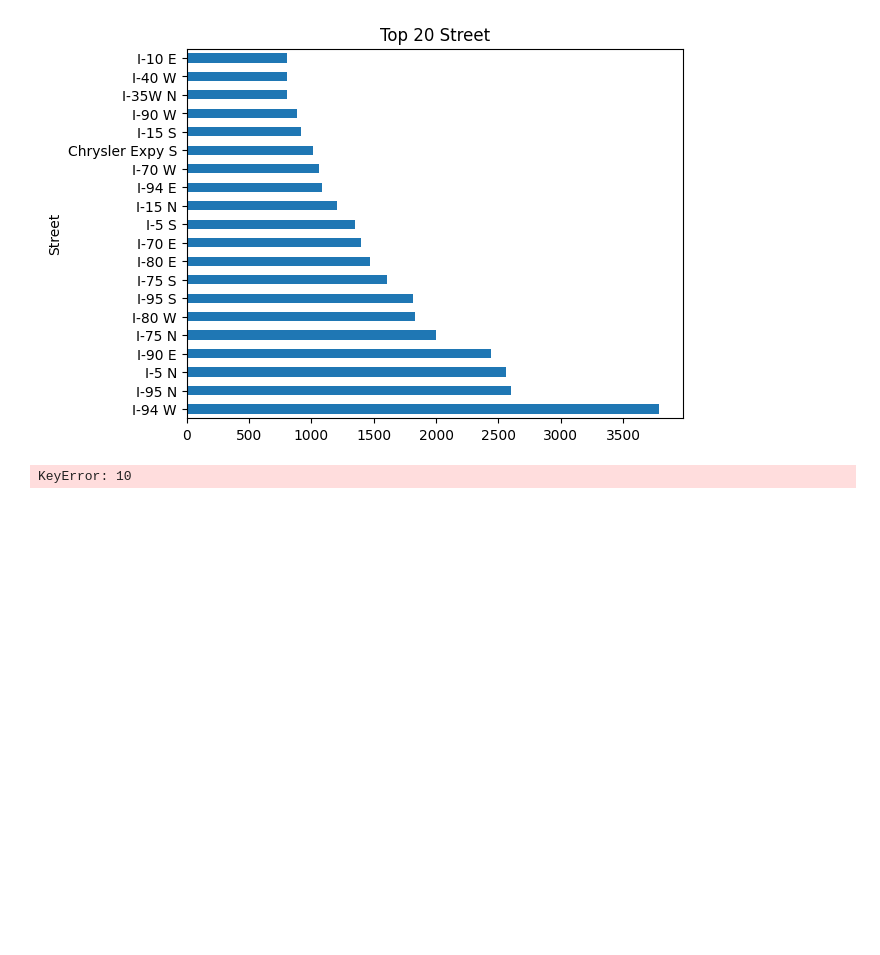
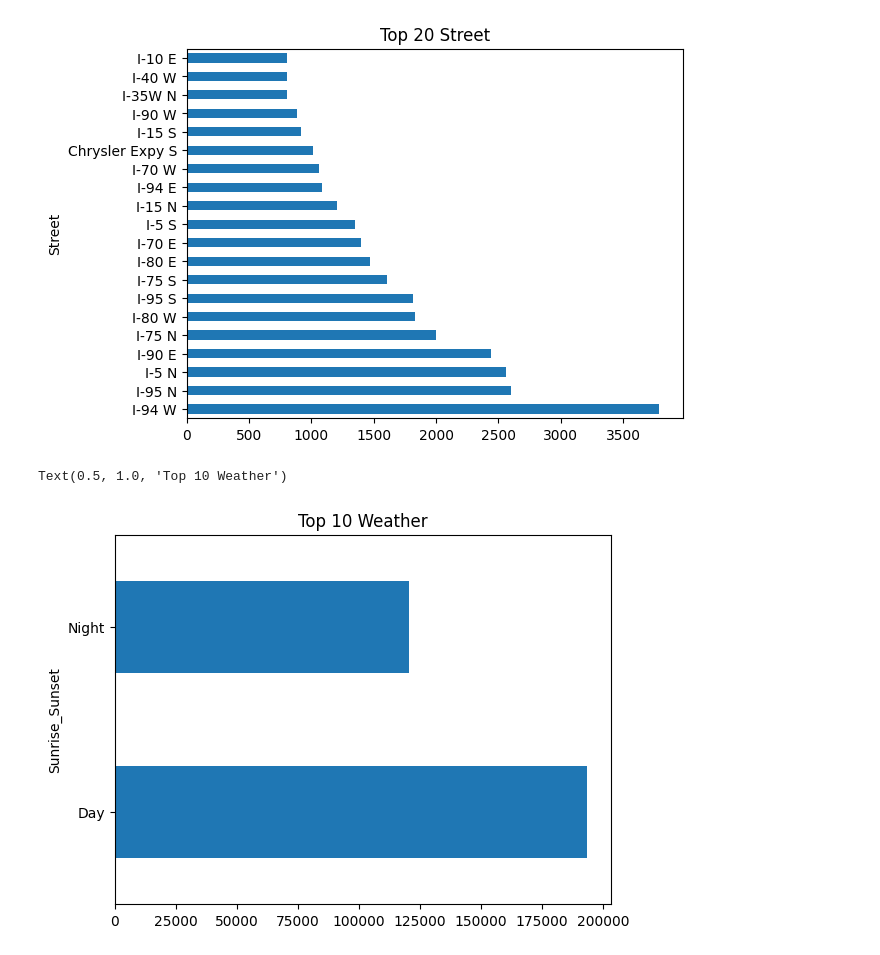
Before and after one commit to DeepanshuDabas03/Severity_Index, a Jupyter notebook: Data/EDA.ipynb, the cells around one changed output. Cells and saved outputs as stored; diff of their text form; code cells hidden in the pictures; blank space fills up the shorter version.

```diff
--- a/Data/EDA.ipynb
+++ b/Data/EDA.ipynb
@@ -116,7 +116,8 @@ plt.title('Top 20 Street')
 Text(0.5, 1.0, 'Top 20 Street')
 [figure]
 # %%
-df['Start_Lat'].value_counts()[:10].plot(kind='barh')
+df['Sunrise_Sunset'].value_counts()[:10].plot(kind='barh')
 plt.title('Top 10 Weather')
 # %% [output]
-KeyError: 10
+Text(0.5, 1.0, 'Top 10 Weather')
+[figure, added]
```
Also changed, not shown: parts of 1 cell of this notebook, 1 other file.
